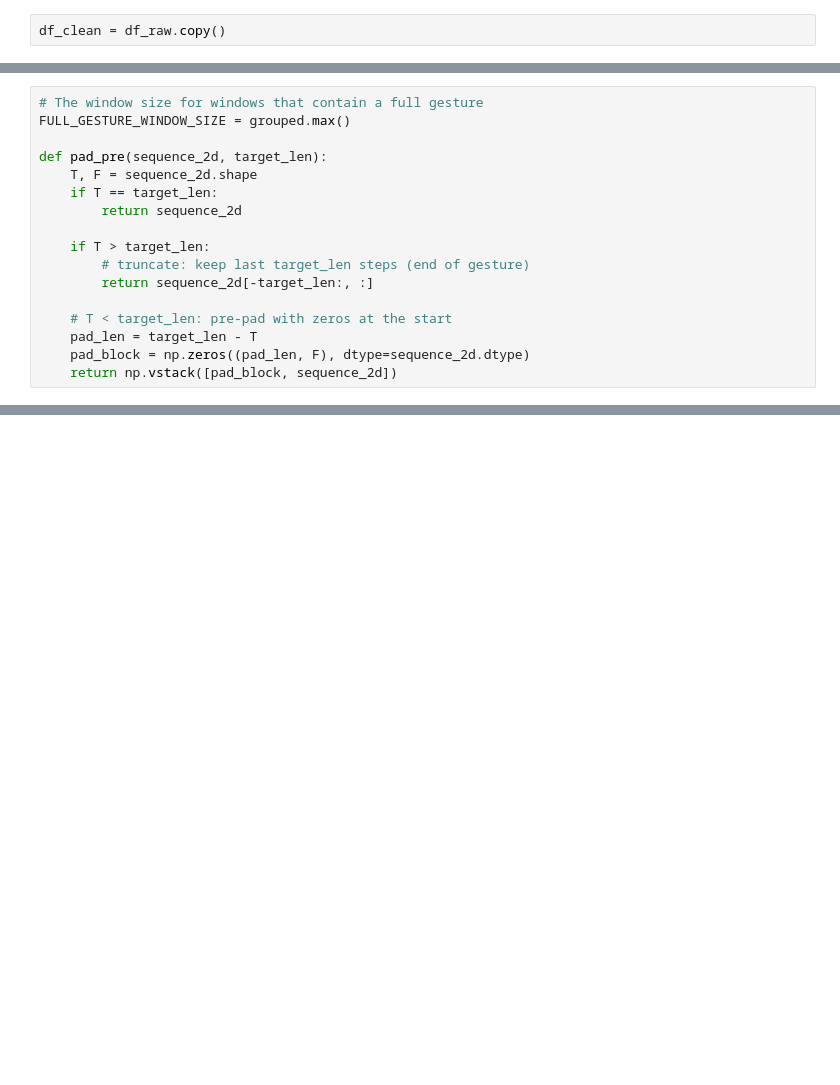
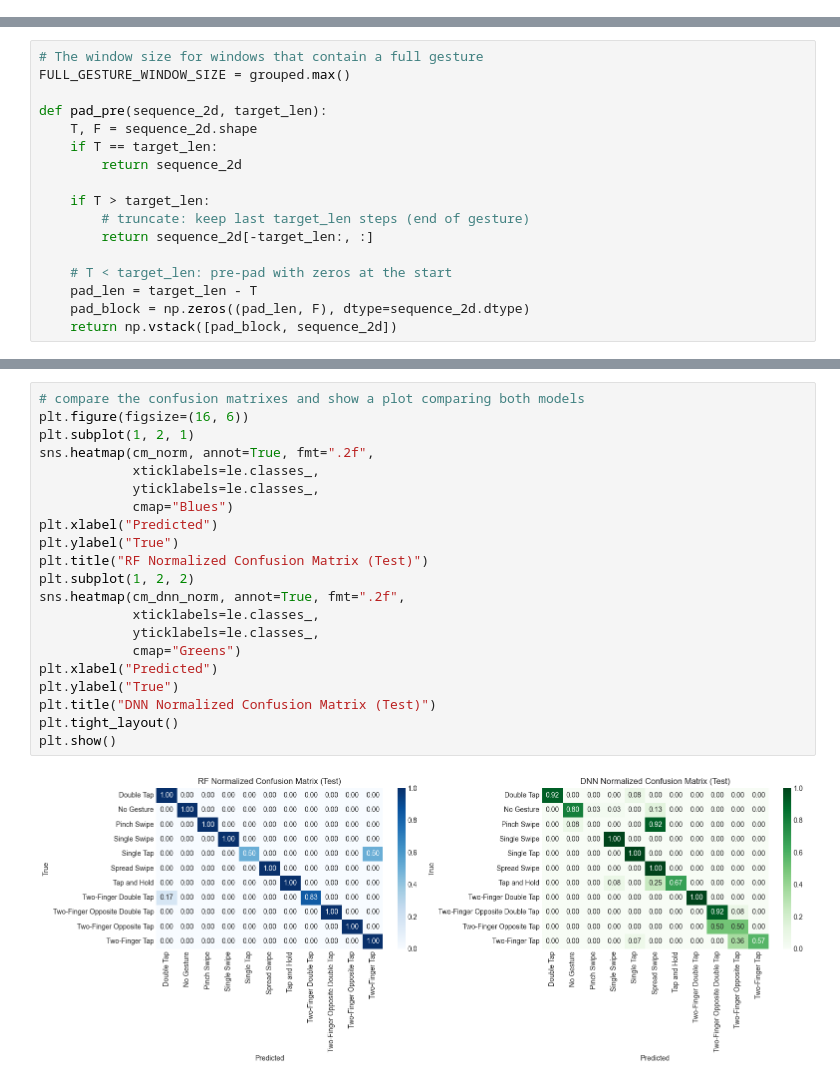
Before and after one commit to gutentag2012/master-knob-data-analysis, a Jupyter notebook: machinel-learning.ipynb, the cells around one changed output, grey strips where cells are left out. Saved outputs shown, nothing was run; the diff lists cells and outputs as text; blank space fills up the shorter version.

```diff
--- a/machinel-learning.ipynb
+++ b/machinel-learning.ipynb
@@ -304,5 +416,3 @@ for touch_num in range(1, 6):
-# %%
-df_clean = df_raw.copy()
 # %%
 # Print the min, max and mean count of samples per group_id
 grouped = df_clean.groupby('group_id').size()
@@ -389,0 +1455,23 @@ Total number of windows: 916
+# %%
+# compare the confusion matrixes and show a plot comparing both models
+plt.figure(figsize=(16, 6))
+plt.subplot(1, 2, 1)
+sns.heatmap(cm_norm, annot=True, fmt=".2f",
+            xticklabels=le.classes_,
+            yticklabels=le.classes_,
+            cmap="Blues")
+plt.xlabel("Predicted")
+plt.ylabel("True")
+plt.title("RF Normalized Confusion Matrix (Test)")
+plt.subplot(1, 2, 2)
+sns.heatmap(cm_dnn_norm, annot=True, fmt=".2f",
+            xticklabels=le.classes_,
+            yticklabels=le.classes_,
+            cmap="Greens")
+plt.xlabel("Predicted")
+plt.ylabel("True")
+plt.title("DNN Normalized Confusion Matrix (Test)")
+plt.tight_layout()
+plt.show()
+# %% [output]
+[figure, added]
```
Also changed, not shown: parts of 38 cells of this notebook, 7 other files.
